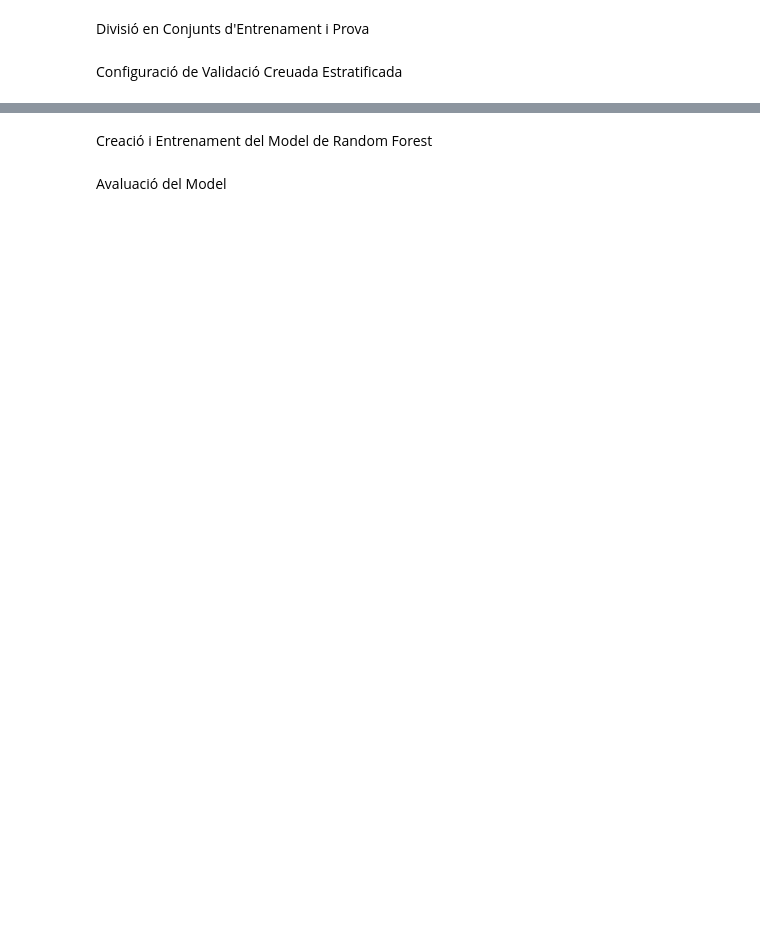
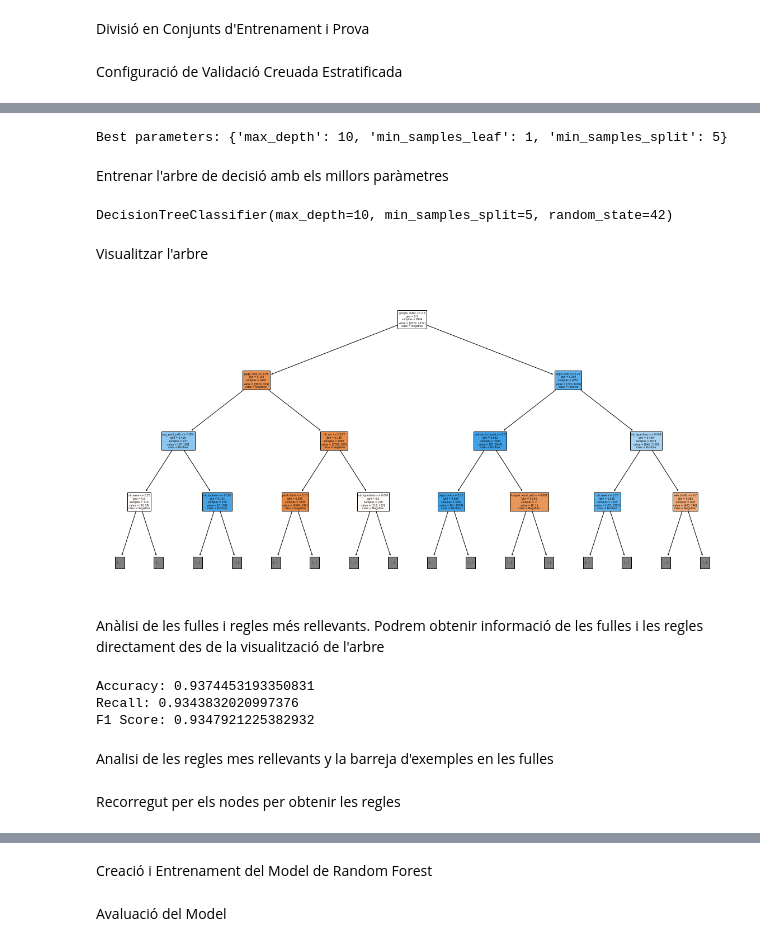
Before and after one commit to ericfly02/MIDA-project, a Jupyter notebook: phishing.ipynb, the cells around one changed output, grey strips where cells are left out. Saved outputs shown, nothing was run; the diff lists cells and outputs as text; code cells hidden in the pictures; blank space fills up the shorter version.

```diff
--- a/phishing.ipynb
+++ b/phishing.ipynb
@@ -361,0 +473,24 @@ skf = StratifiedKFold(n_splits=10, shuffle=True, random_state=42)
+# %%
+# Crear el model KNN amb k=best_k
+knn_model = KNeighborsClassifier(n_neighbors=best_k)
+
+# Entrenar el model amb el conjunt d'entrenament
+knn_model.fit(X_train_scaled, y_train)
+
+# Fer prediccions en el conjunt de prova
+y_pred = knn_model.predict(X_test_scaled)
+
+# Avaluació del model
+accuracy = accuracy_score(y_test, y_pred)
+recall = recall_score(y_test, y_pred)
+f1 = f1_score(y_test, y_pred)
+
+conf_matrix = confusion_matrix(y_test, y_pred)
+class_report = classification_report(y_test, y_pred)
+
+# Mostrar els resultats
+print("Precisió (Accuracy):", accuracy)
+print("Recall:", recall)
+print("F1 Score:", f1)
+print("Matriu de Confusió:\n", conf_matrix)
+print("Informe de Classificació:\n", class_report)
@@ -361,0 +559,7 @@ skf = StratifiedKFold(n_splits=10, shuffle=True, random_state=42)
+# %%
+dt = DecisionTreeClassifier(random_state=42)
+param_grid = {
+    'max_depth': [10, 20, 30, None],
+    'min_samples_split': [2, 5, 10],
+    'min_samples_leaf': [1, 2, 4]
+}
@@ -361,0 +574,37 @@ skf = StratifiedKFold(n_splits=10, shuffle=True, random_state=42)
+# %%
+print(f"Best parameters: {best_params}")
+# %% [output]
+Best parameters: {'max_depth': 10, 'min_samples_leaf': 1, 'min_samples_split': 5}
+# %% [markdown]
+Entrenar l'arbre de decisió amb els millors paràmetres
+# %%
+best_dt = DecisionTreeClassifier(**best_params, random_state=42)
+best_dt.fit(X_train, y_train)
+# %% [output]
+DecisionTreeClassifier(max_depth=10, min_samples_split=5, random_state=42)
+# %% [markdown]
+Visualitzar l'arbre
+# %%
+plt.figure(figsize=(20,10))
+plot_tree(best_dt, filled=True, feature_names=X.columns.tolist(), class_names=['Negative', 'Positive'], max_depth=3)
+plt.show()
+# %% [output]
+[figure, added]
+# %% [markdown]
+Anàlisi de les fulles i regles més rellevants. Podrem obtenir informació de les fulles i les regles directament des de la visualització de l'arbre
+# %%
+# Evaluació de l'arbre en el conjunt de prova
+y_pred_dt = best_dt.predict(X_test)
+accuracy_dt = accuracy_score(y_test, y_pred_dt)
+recall = recall_score(y_test, y_pred)
+f1 = f1_score(y_test, y_pred)
+
+print(f"Accuracy: {accuracy_dt}")
+print("Recall:", recall)
+print("F1 Score:", f1)
+# %% [output]
+Accuracy: 0.9374453193350831
+Recall: 0.9343832020997376
+F1 Score: 0.9347921225382932
+# %% [markdown]
+Analisi de les regles mes rellevants y la barreja d'exemples en les fulles
@@ -361,0 +618,2 @@ skf = StratifiedKFold(n_splits=10, shuffle=True, random_state=42)
+# %% [markdown]
+Recorregut per els nodes per obtenir les regles
```
Also changed, not shown: parts of 85 cells of this notebook, 4 other files.
